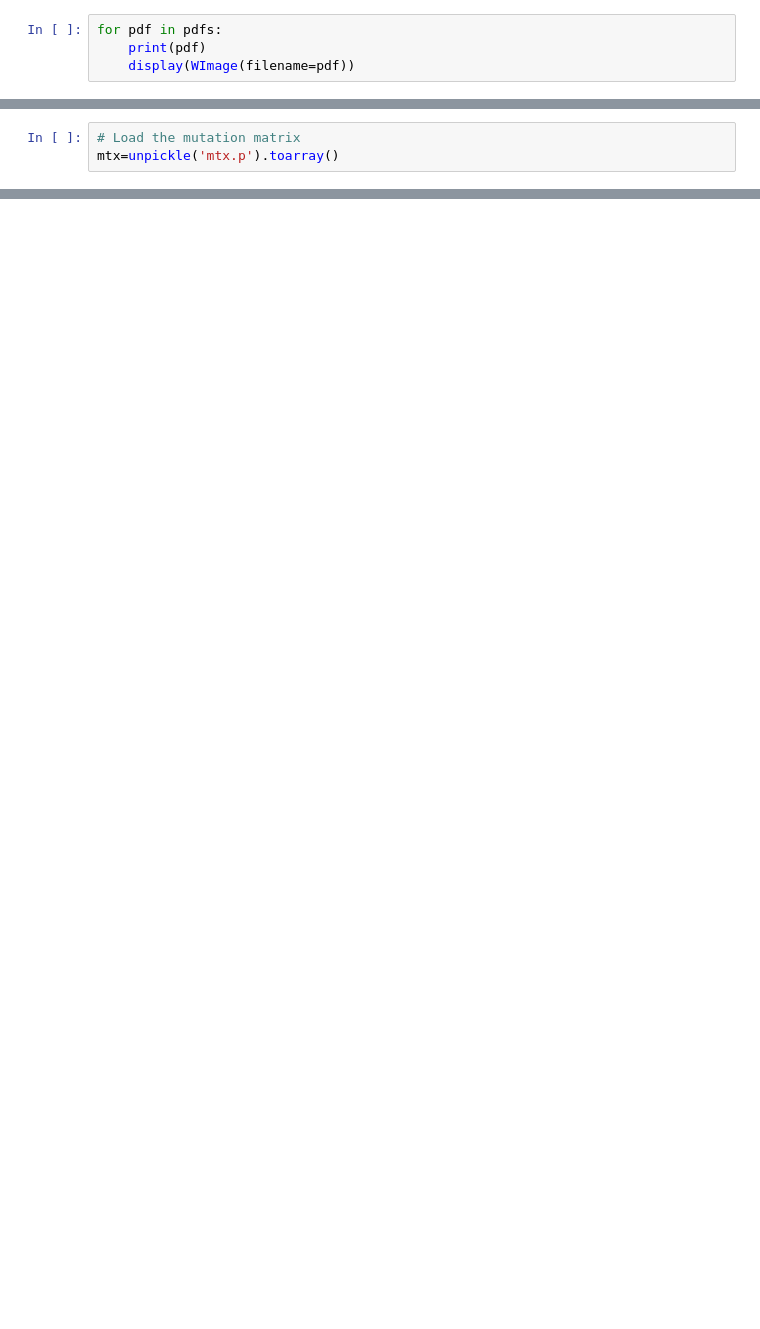
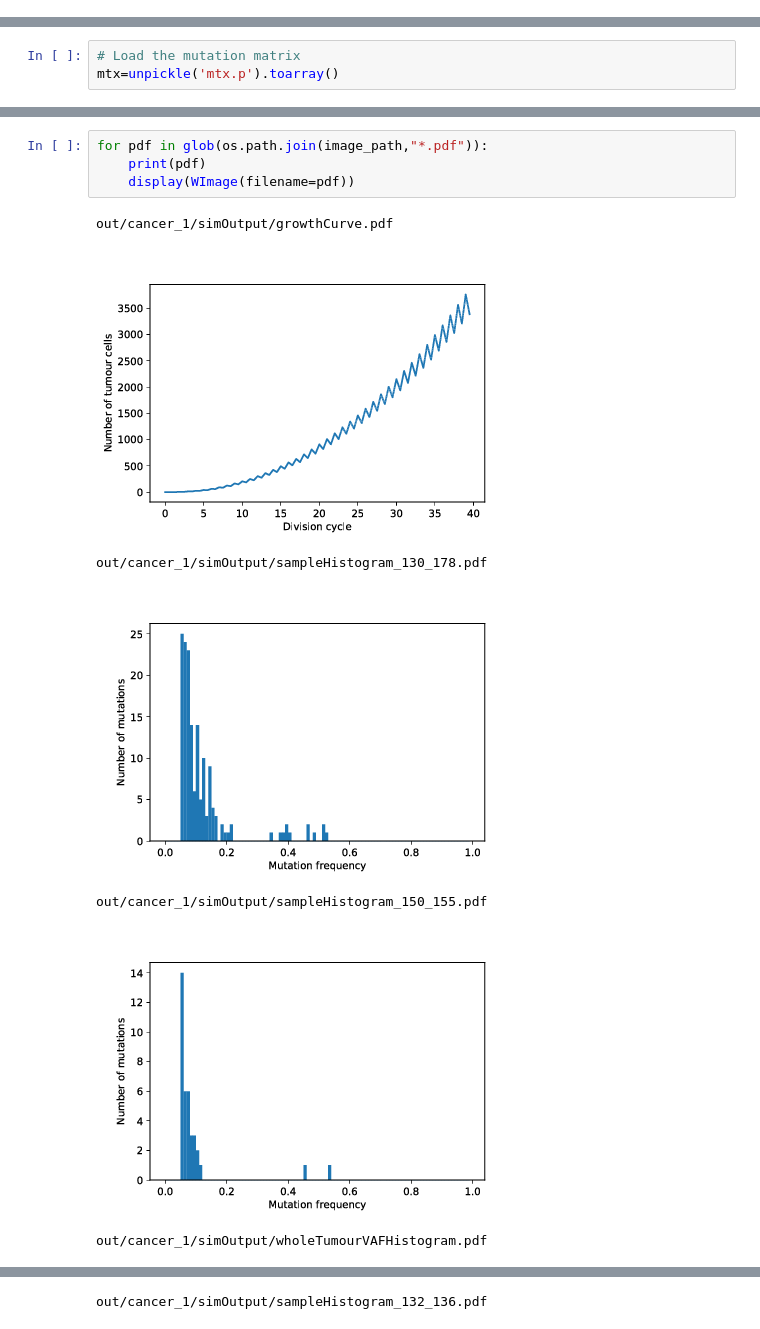
Before and after one commit to mpievolbio-scicomp/cancer_sim, a Jupyter notebook: docs/source/include/notebooks/run_dump_reload_continue.ipynb, the cells around one changed output, grey strips where cells are left out. Drawn from its saved outputs; the diff is of its cells as text; blank space fills up the shorter version.

```diff
--- a/docs/source/include/notebooks/run_dump_reload_continue.ipynb
+++ b/docs/source/include/notebooks/run_dump_reload_continue.ipynb
@@ -116,4 +153,0 @@ pdfs
-# %%
-for pdf in pdfs:
-    print(pdf)
-    display(WImage(filename=pdf))
@@ -140,0 +214,12 @@ pyplot.colorbar()
+# %%
+for pdf in glob(os.path.join(image_path,"*.pdf")):
+    print(pdf)
+    display(WImage(filename=pdf))
+# %% [output]
+out/cancer_1/simOutput/growthCurve.pdf
+[figure, added]
+out/cancer_1/simOutput/sampleHistogram_130_178.pdf
+[figure, added]
+out/cancer_1/simOutput/sampleHistogram_150_155.pdf
+[figure, added]
+out/cancer_1/simOutput/wholeTumourVAFHistogram.pdf
@@ -140,0 +227 @@ pyplot.colorbar()
+out/cancer_1/simOutput/sampleHistogram_132_136.pdf
```
Also changed, not shown: parts of 34 cells of this notebook, 1 other file.
